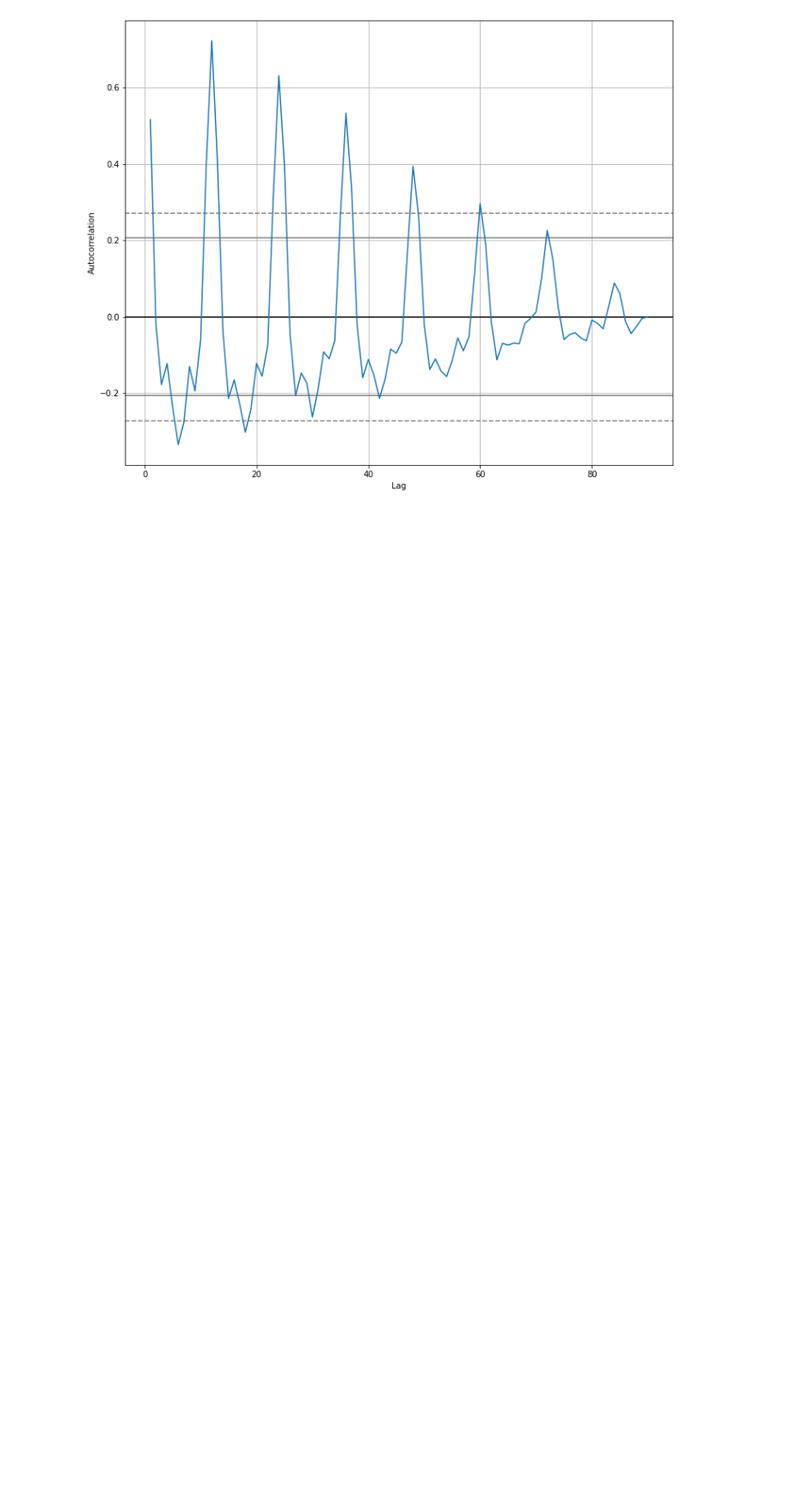
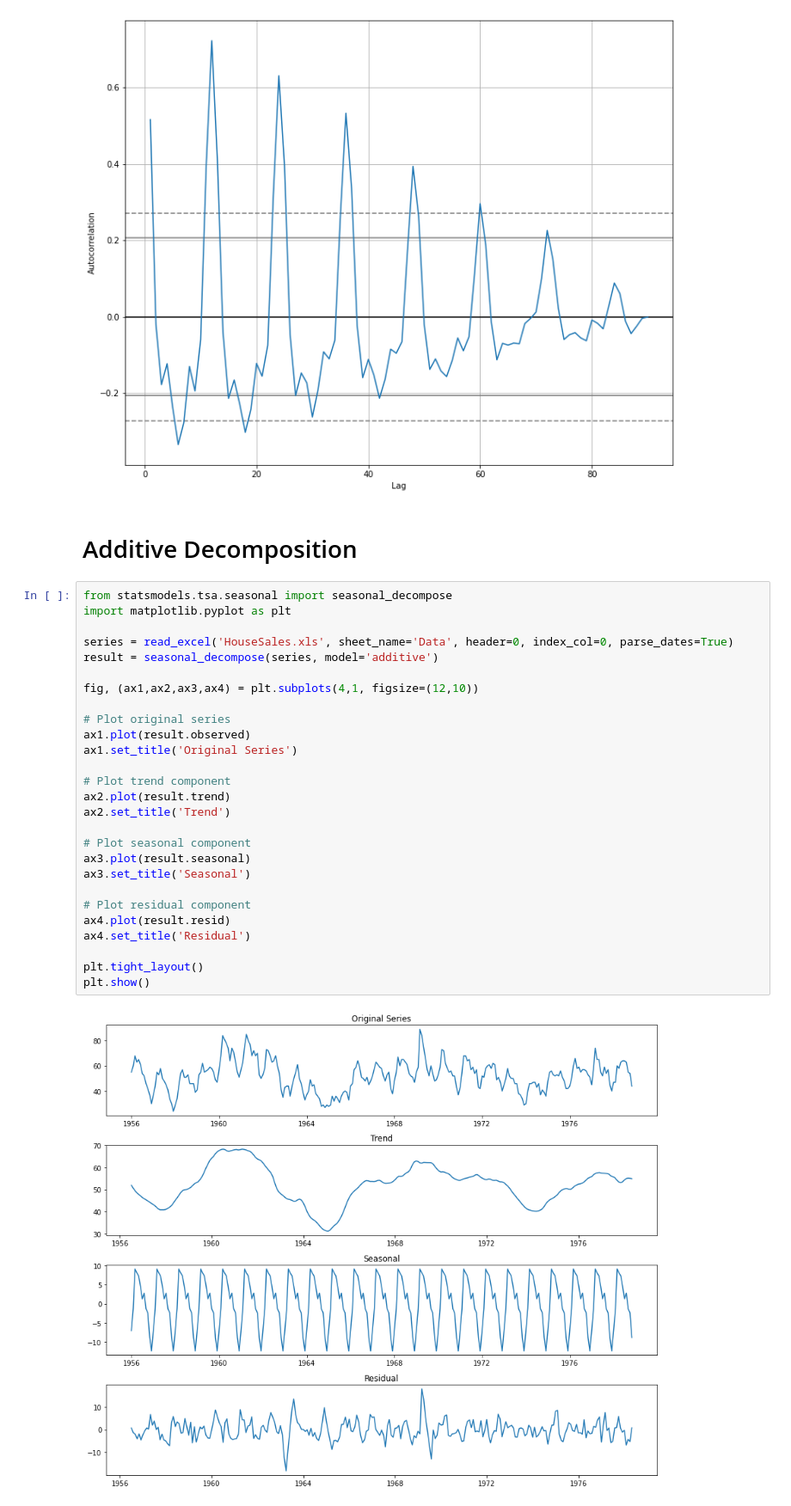
Before and after one commit to shahidzk1/Numerical_analysis, a Jupyter notebook: week8/Week8.ipynb, the cells around one changed output. Shown at 86% size. Cells and saved outputs as stored; diff of their text form; blank space fills up the shorter version.

```diff
--- a/week8/Week8.ipynb
+++ b/week8/Week8.ipynb
@@ -115,3 +115,34 @@ plt.show()
 [figure]
 [figure]
 [figure]
+# %% [markdown]
+# Additive Decomposition
+# %%
+from statsmodels.tsa.seasonal import seasonal_decompose
+import matplotlib.pyplot as plt
+
+series = read_excel('HouseSales.xls', sheet_name='Data', header=0, index_col=0, parse_dates=True)
+result = seasonal_decompose(series, model='additive')
+
+fig, (ax1,ax2,ax3,ax4) = plt.subplots(4,1, figsize=(12,10))
+
+# Plot original series
+ax1.plot(result.observed)
+ax1.set_title('Original Series')
+
+# Plot trend component
+ax2.plot(result.trend)
+ax2.set_title('Trend')
+
+# Plot seasonal component
+ax3.plot(result.seasonal)
+ax3.set_title('Seasonal')
+
+# Plot residual component
+ax4.plot(result.resid)
+ax4.set_title('Residual')
+
+plt.tight_layout()
+plt.show()
+# %% [output]
+[figure, added]
```
